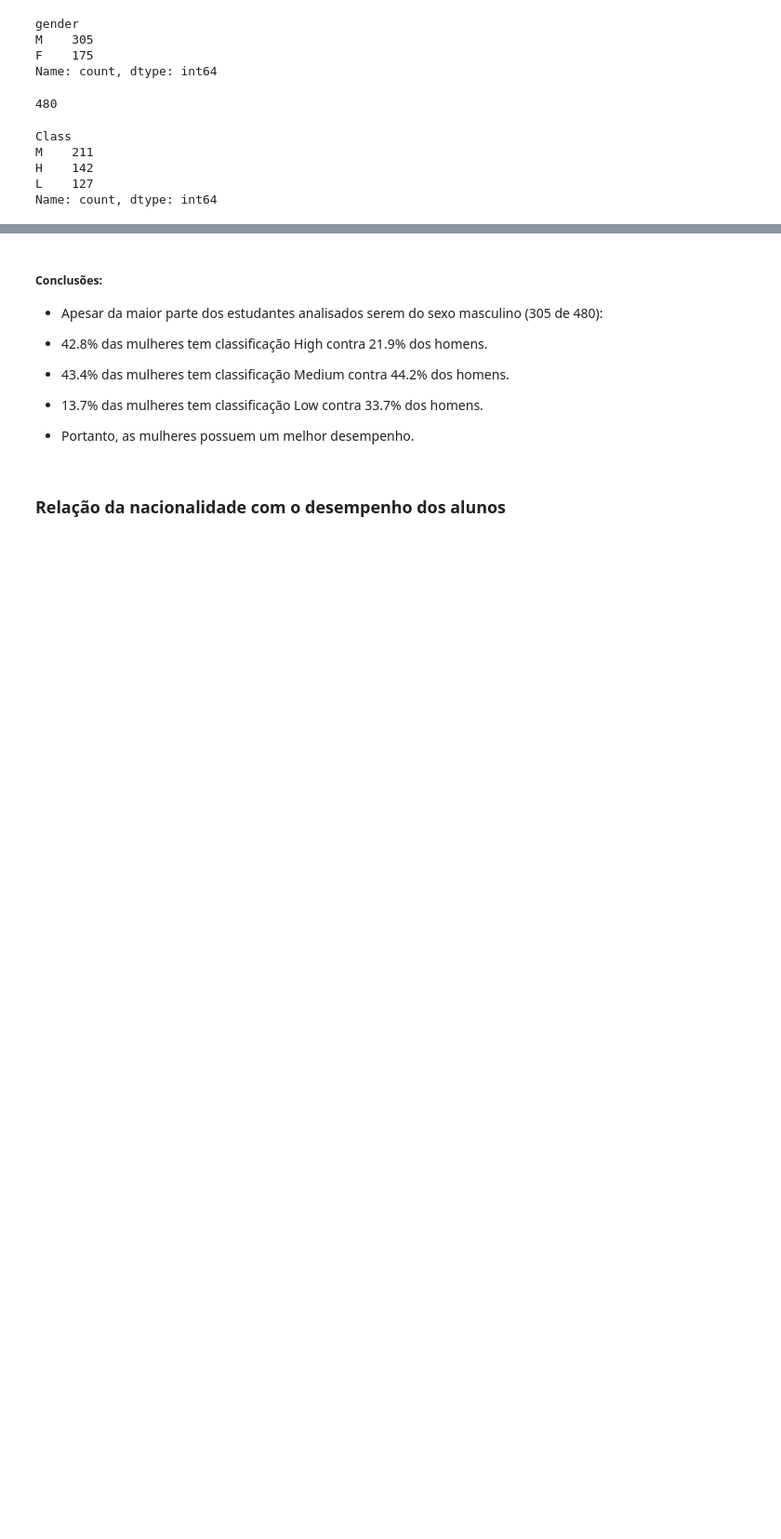
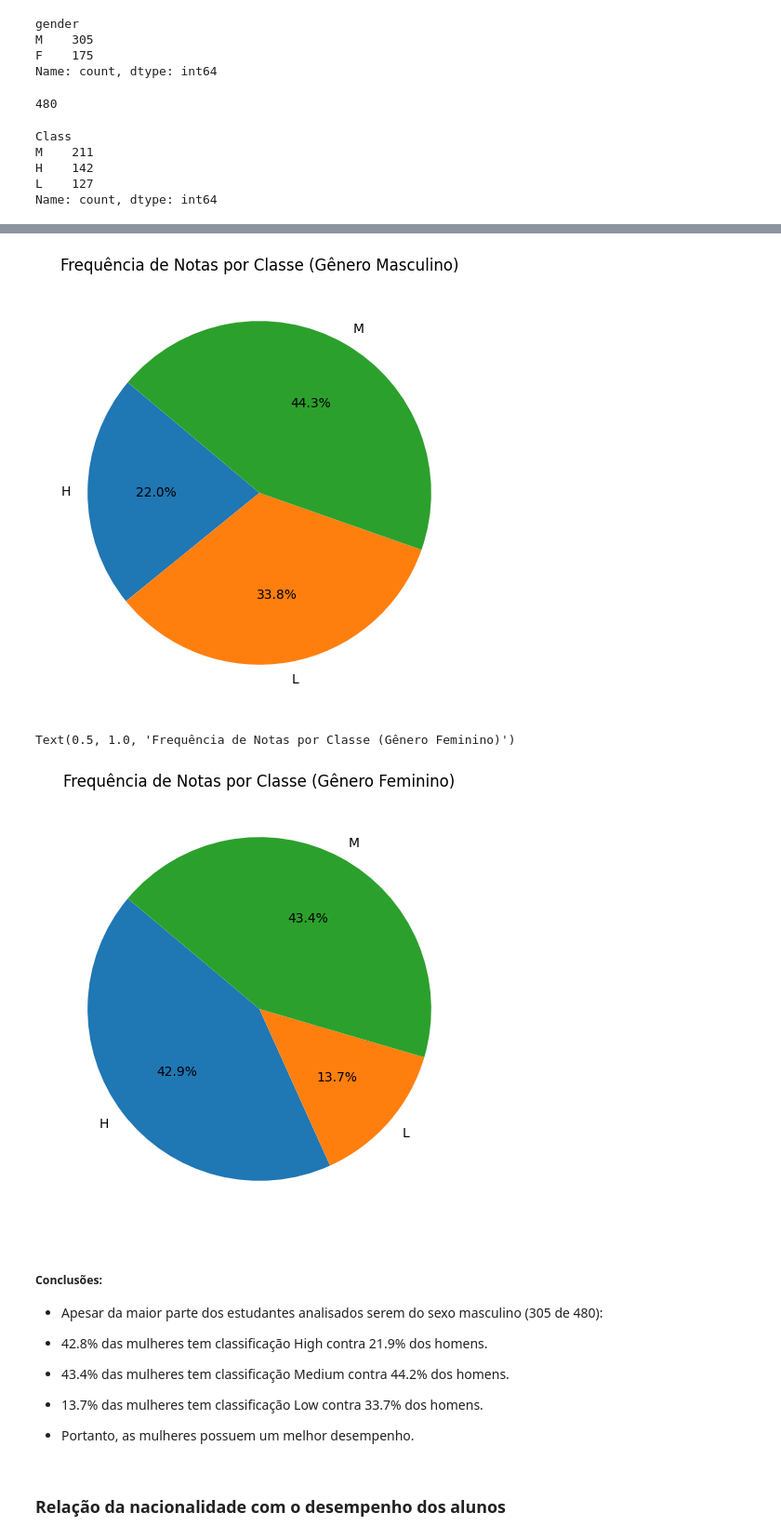
Before and after one commit to leticiaanobre/analise-exploratoria-estudantes, a Jupyter notebook: notebooks/01-exploratory_data_analysis.ipynb, the cells around one changed output, grey strips where cells are left out. Shown at 93% size. Cells and saved outputs as stored; diff of their text form; code cells hidden in the pictures; blank space fills up the shorter version.

```diff
--- a/notebooks/01-exploratory_data_analysis.ipynb
+++ b/notebooks/01-exploratory_data_analysis.ipynb
@@ -157,3 +161,27 @@ Name: count, dtype: int64
+# %%
+# Calcular a frequência de notas por gênero e classe
+frequencia_notas_por_genero = df.groupby(['gender', 'Class']).size().unstack()
+
+# Filtrar as frequências de notas por gênero
+frequencia_genero_M = frequencia_notas_por_genero.loc['M']
+frequencia_genero_F = frequencia_notas_por_genero.loc['F']
+
+# Criar um gráfico de pizza para o gênero Masculino
+plt.figure(figsize=(10, 6))
+plt.pie(frequencia_genero_M, labels=frequencia_genero_M.index, autopct='%1.1f%%', startangle=140)
+plt.title('Frequência de Notas por Classe (Gênero Masculino)')
+
+# Mostrar o gráfico de pizza para o gênero Masculino
+plt.show()
+
+# Criar um gráfico de pizza para o gênero Feminino
+plt.figure(figsize=(10, 6))
+plt.pie(frequencia_genero_F, labels=frequencia_genero_F.index, autopct='%1.1f%%', startangle=140)
+plt.title('Frequência de Notas por Classe (Gênero Feminino)')
+# %% [output]
+[figure, added]
+Text(0.5, 1.0, 'Frequência de Notas por Classe (Gênero Feminino)')
+[figure, added]
 # %% [markdown]
 ##### Conclusões:
 * Apesar da maior parte dos estudantes analisados serem do sexo masculino (305 de 480):
```
Also changed, not shown: parts of 7 cells of this notebook.
